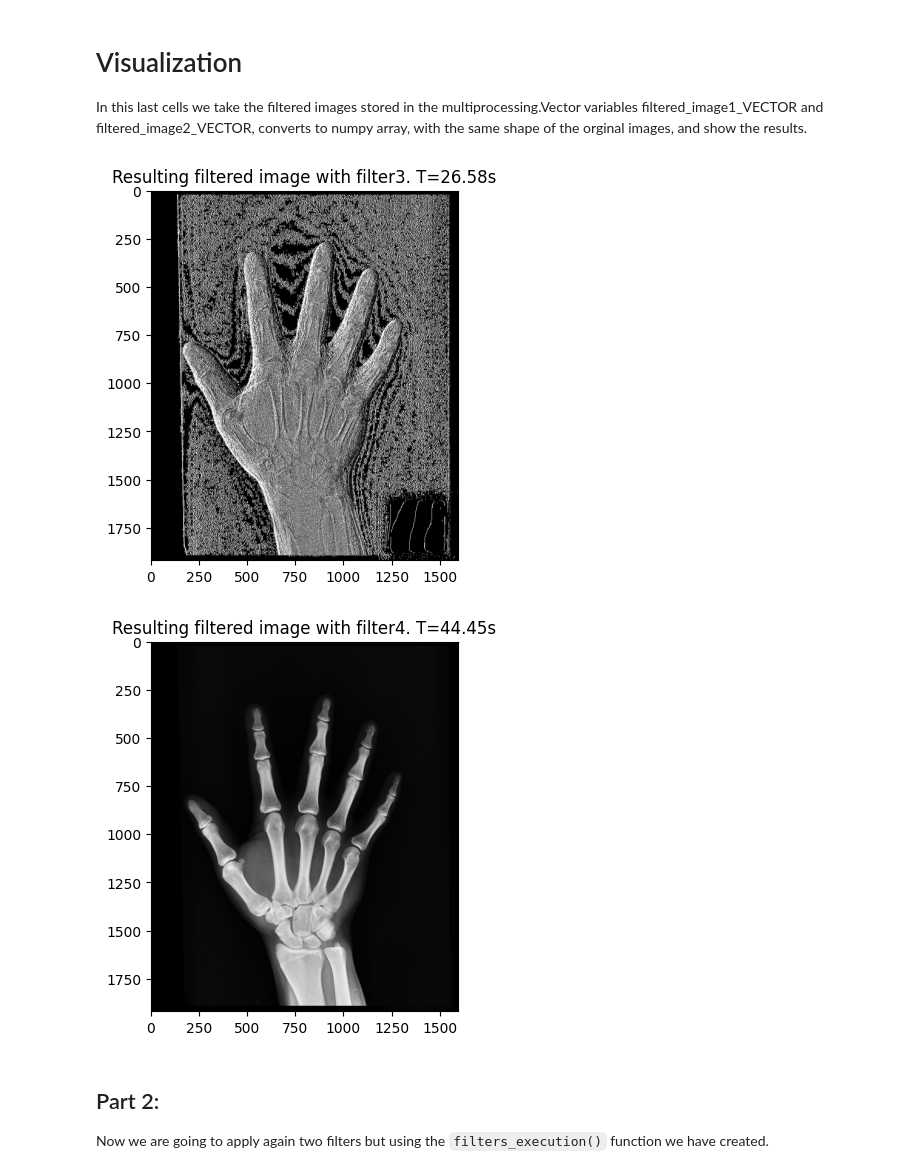
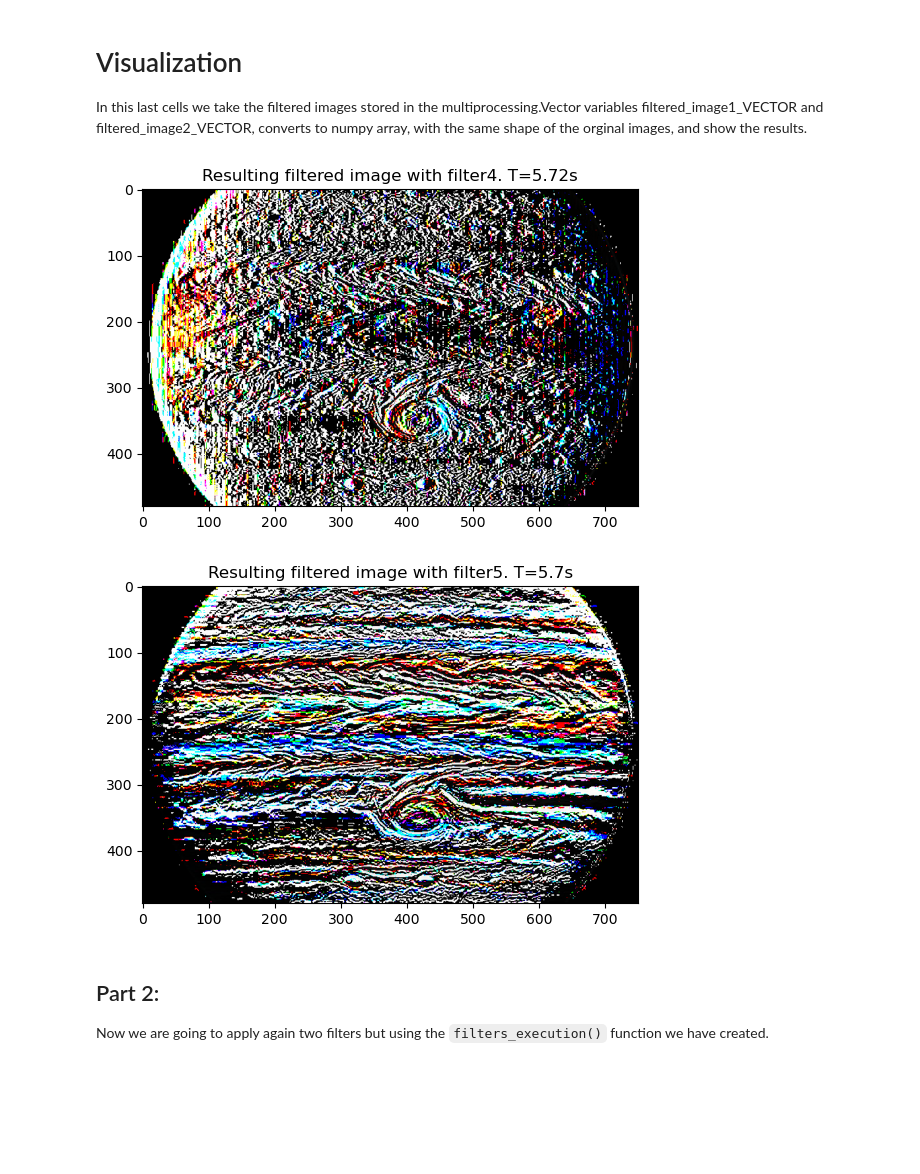
Before and after one commit to andres-nav/massive-computing, a Jupyter notebook: Practical Work 01/First Practical Work.ipynb, the cells around one changed output. Drawn from its saved outputs; the diff is of its cells as text; code cells hidden in the pictures; blank space fills up the shorter version.

```diff
--- a/Practical Work 01/First Practical Work.ipynb
+++ b/Practical Work 01/First Practical Work.ipynb
@@ -20,8 +20,8 @@ import cProfile
 import my_functions as my # Import all our created functions
 # %%
 images = ["chess.jpg", "cloudsonjupi.jpg", "digits.jpg", "fence.jpg", "hand-x-ray.jpg"]
-F_IMAGE1= images[4]
-F_IMAGE2= images[4]
+F_IMAGE1= images[1]
+F_IMAGE2= images[1]
 # %%
 image1= np.array(Image.open(F_IMAGE1)); print(image1.shape)
 image2= np.array(Image.open(F_IMAGE1)); print(image2.shape)
@@ -113,23 +108,23 @@ In this last cells we take the filtered images stored in the multiprocessing.Vec
 # %%
 import time
 
-filter_sample = [filter4, filter5] # We have to choose 2 out of the 5 filters.
+filter_sample = [filter2, filter3] # We have to choose 2 out of the 5 filters.
 filter_vector = [filtered_image1_VECTOR, filtered_image2_VECTOR] # Array with the images vector
 filtered_image = [] # Here we will store the final filtered images
 
 for i in range(len(filter_sample)):
     start_time = time.time() # We are going to measure the time taken to compute each of the images.
     my.image_filter(image1, filter_sample[i],  NUMPROCESS, filter_vector[i])
     filtered_image.append(my.tonumpyarray(filter_vector[i]).reshape(image1.shape))
     end_time = time.time() - start_time
 
     plt.figure()
     plt.imshow(filtered_image[i])
     plt.title(f"Resulting filtered image with filter{i+4}. T={round(end_time,2)}s")
     plt.show()
 # %% [output]
-[figure, old version]
+[figure, new version]
-[figure, old version]
+[figure, new version]
 # %% [markdown]
 ## Part 2:
 
```
Also changed, not shown: parts of 4 cells of this notebook, 1 other file.
